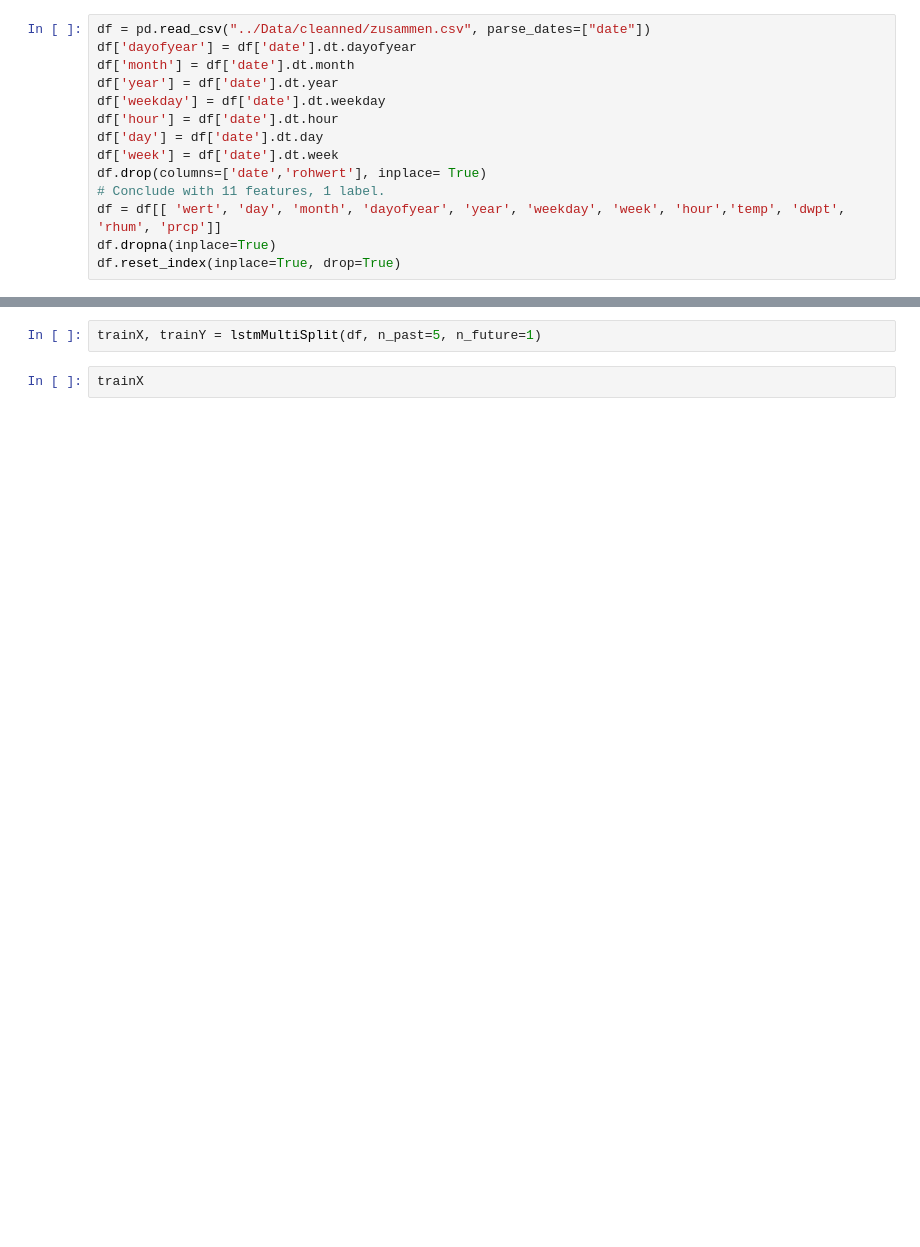
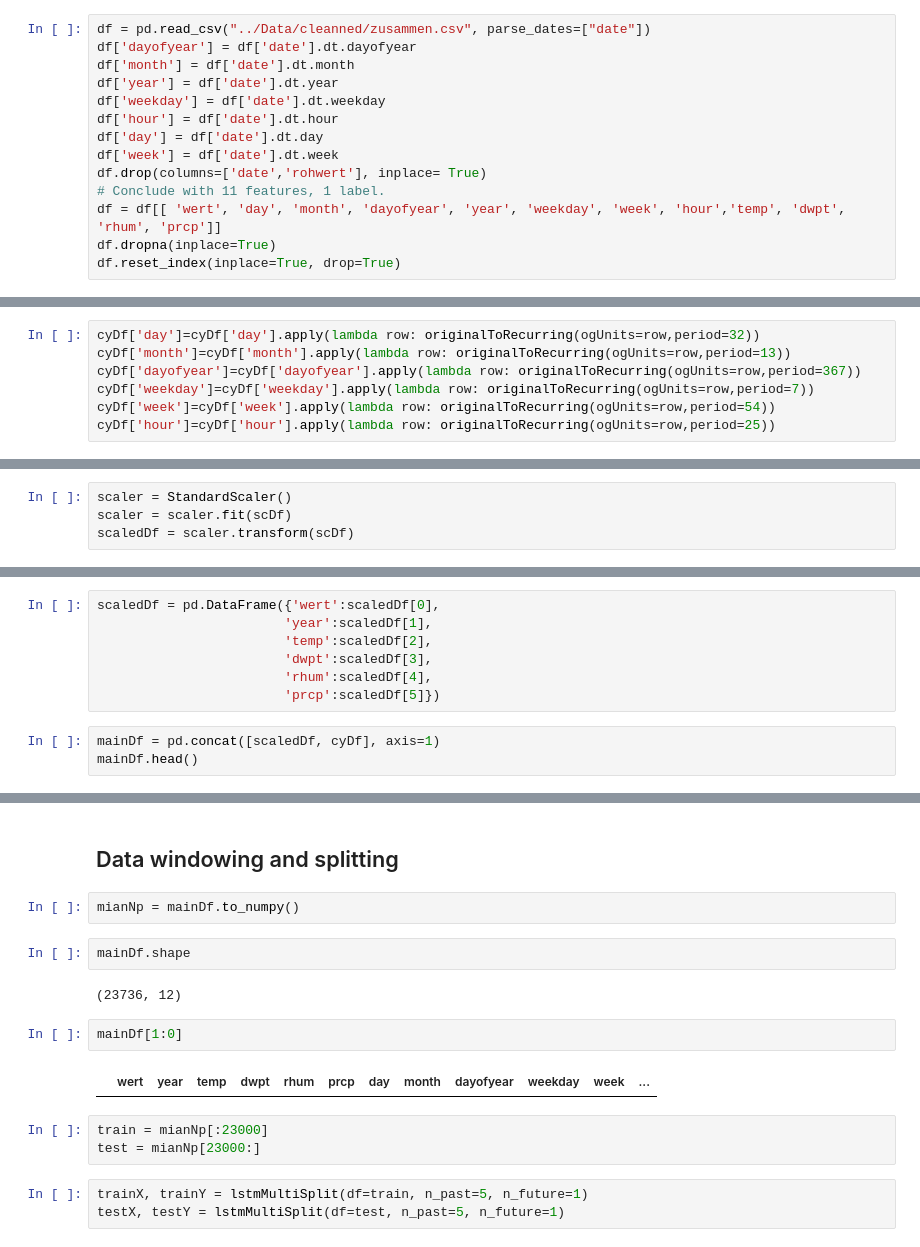
Before and after one commit to YashRevannavar/Auto-ML-On-De-Pollution, a Jupyter notebook: script/ml04-1.ipynb, the cells around one changed output, grey strips where cells are left out. Drawn from its saved outputs; the diff is of its cells as text; blank space fills up the shorter version.

```diff
--- a/script/ml04-1.ipynb
+++ b/script/ml04-1.ipynb
@@ -59,0 +137,7 @@ df = df.to_numpy()
+# %%
+cyDf['day']=cyDf['day'].apply(lambda row: originalToRecurring(ogUnits=row,period=32))
+cyDf['month']=cyDf['month'].apply(lambda row: originalToRecurring(ogUnits=row,period=13))
+cyDf['dayofyear']=cyDf['dayofyear'].apply(lambda row: originalToRecurring(ogUnits=row,period=367))
+cyDf['weekday']=cyDf['weekday'].apply(lambda row: originalToRecurring(ogUnits=row,period=7))
+cyDf['week']=cyDf['week'].apply(lambda row: originalToRecurring(ogUnits=row,period=54))
+cyDf['hour']=cyDf['hour'].apply(lambda row: originalToRecurring(ogUnits=row,period=25))
@@ -59,0 +148,4 @@ df = df.to_numpy()
+# %%
+scaler = StandardScaler()
+scaler = scaler.fit(scDf)
+scaledDf = scaler.transform(scDf)
@@ -59,0 +158,10 @@ df = df.to_numpy()
+# %%
+scaledDf = pd.DataFrame({'wert':scaledDf[0],
+                        'year':scaledDf[1],
+                        'temp':scaledDf[2],
+                        'dwpt':scaledDf[3],
+                        'rhum':scaledDf[4],
+                        'prcp':scaledDf[5]})
+# %%
+mainDf = pd.concat([scaledDf, cyDf], axis=1)
+mainDf.head()
@@ -60,4 +175,18 @@ df = df.to_numpy()
+# %% [markdown]
+## Data windowing and splitting
+# %%
+mianNp = mainDf.to_numpy()
+# %%
+mainDf.shape
+# %% [output]
+(23736, 12)
+# %%
+mainDf[1:0]
+# %% [output]
+|  | wert | year | temp | dwpt | rhum | prcp | day | month | dayofyear | weekday | week | ... |
+# %%
+train = mianNp[:23000]
+test = mianNp[23000:]
 # %%
-trainX, trainY = lstmMultiSplit(df, n_past=5, n_future=1)
+trainX, trainY = lstmMultiSplit(df=train, n_past=5, n_future=1)
+testX, testY = lstmMultiSplit(df=test, n_past=5, n_future=1)
-# %%
-trainX
```
Also changed, not shown: parts of 25 cells of this notebook, 1 other file.
